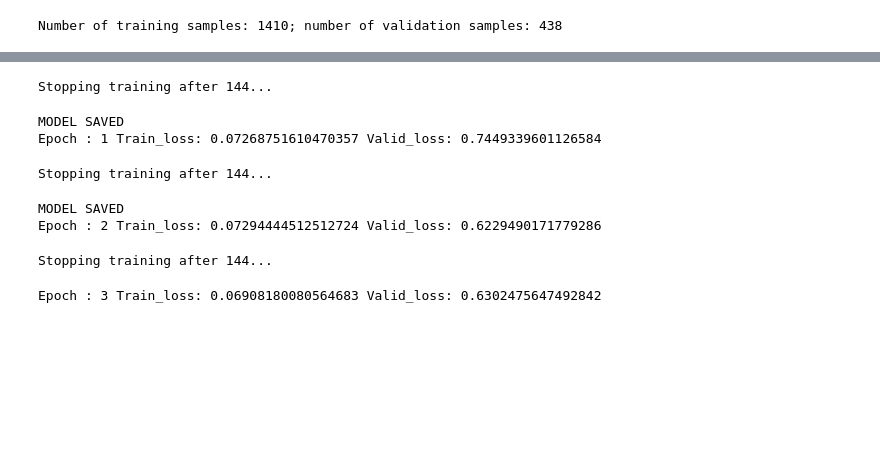
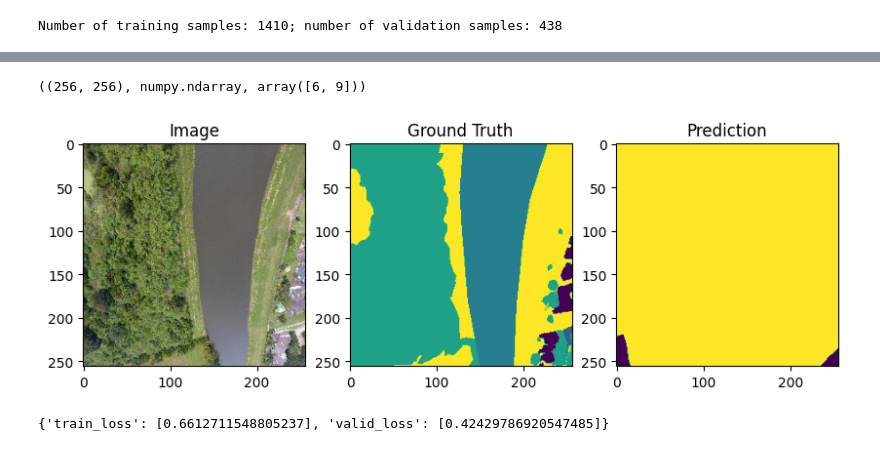
Before and after one commit to d-lazenby/semantic-segmentation-floodnet, a Jupyter notebook: FloodNet.ipynb, the cells around one changed output, grey strips where cells are left out. Cells and saved outputs as stored; diff of their text form; code cells hidden in the pictures; blank space fills up the shorter version.

```diff
--- a/FloodNet.ipynb
+++ b/FloodNet.ipynb
@@ -297,23 +280,74 @@ optimizer = torch.optim.Adam(model.parameters(), lr=LR)
 # %%
 best_valid_loss = np.Inf
+
+metrics = {
+    'train_loss': [],
+    'valid_loss': []
+}
+
 
 for i in range(EPOCHS):
 
     train_loss = train(train_loader, model, optimizer)
     valid_loss = valid(valid_loader, model)
+    # Log losses
+    metrics['train_loss'].append(train_loss)
+    metrics['valid_loss'].append(valid_loss)
 
     if valid_loss < best_valid_loss:
-        torch.save(model.state_dict(), 'best_model.pt')
+        torch.save(model.state_dict(), './models/best_model.pt')
         print('MODEL SAVED')
         best_valid_loss = valid_loss
 
     print(f"Epoch : {i+1} Train_loss: {train_loss} Valid_loss: {valid_loss}")
-# %% [output]
-Stopping training after 144...
-MODEL SAVED
-Epoch : 1 Train_loss: 0.07268751610470357 Valid_loss: 0.7449339601126584
-Stopping training after 144...
-MODEL SAVED
-Epoch : 2 Train_loss: 0.07294444512512724 Valid_loss: 0.6229490171779286
-Stopping training after 144...
-Epoch : 3 Train_loss: 0.06908180080564683 Valid_loss: 0.6302475647492842
+# %%
+idx = np.random.choice(len(valid_ds))
+
+model.load_state_dict(torch.load('./models/best_model.pt'))
+
+image, mask = valid_ds[idx]
+
+# We get (c, h, w) out and want to add a single dimension for the batch -> (1, c, h, w)
+logits_mask = model(image.to(DEVICE).unsqueeze(0))
+# Apply softmax function
+m = nn.Softmax(dim=1)
+probs = m(logits_mask)
+pred_mask = torch.argmax(probs, dim=1).squeeze(1)
+pred_mask = (pred_mask.squeeze().cpu().numpy().round())
+# %%
+pred_mask.shape, type(pred_mask), np.unique(pred_mask)
+# %% [output]
+((256, 256), numpy.ndarray, array([6, 9]))
+# %%
+def plot_preds(ds, idx, model):
+
+  image, mask = ds[idx]
+
+  # We get (c, h, w) out and want to add a single dimension for the batch -> (1, c, h, w)
+  logits_mask = model(image.to(DEVICE).unsqueeze(0))
+  # Apply sigmoid function
+  m = nn.Softmax(dim=1)
+  probs = m(logits_mask)
+  pred_mask = torch.argmax(probs, dim=1).squeeze(1)
+  pred_mask = (pred_mask.squeeze().cpu().numpy().round())
+
+  fig, ax = plt.subplots(nrows=1, ncols=3, figsize=(10,5))
+
+  ax[0].set_title('Image')
+  ax[0].imshow(image.permute(1,2,0))
+
+  ax[1].set_title('Ground Truth')
+  ax[1].imshow(mask.permute(1,2,0), cmap=None)
+
+  ax[2].set_title('Prediction')
+  ax[2].imshow(pred_mask, cmap=None)
+
+  plt.show()
+# %%
+plot_preds(train_ds, 4, model)
+# %% [output]
+[figure, added]
+# %%
+metrics
+# %% [output]
+{'train_loss': [0.6612711548805237], 'valid_loss': [0.42429786920547485]}
```
Also changed, not shown: parts of 19 cells of this notebook, 2 other files.
